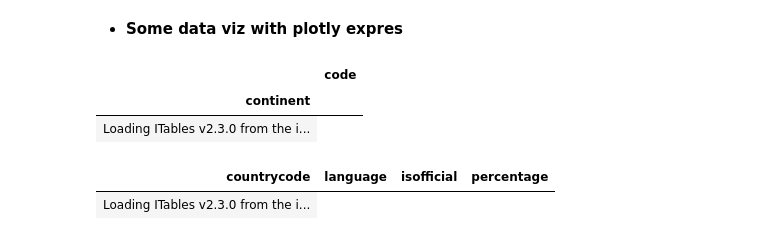
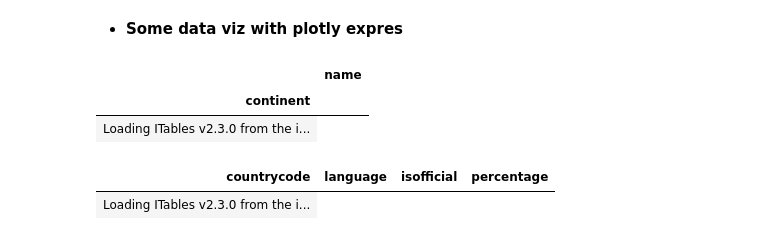
Before and after one commit to TimotheeNkwar/Database-Systems, a Jupyter notebook: Pandas and SQL/Pandas_sql.ipynb, the cells around one changed output. Cells and saved outputs as stored; diff of their text form; code cells hidden in the pictures.

```diff
--- a/Pandas and SQL/Pandas_sql.ipynb
+++ b/Pandas and SQL/Pandas_sql.ipynb
@@ -100,10 +100,10 @@ px.bar(number,
        ).show()
 # %%
 #numbers of countries per continent
-continent = country.groupby('continent').agg({'code':'count'})
+continent = country.groupby('continent').agg({'name':'count'})
 continent
 # %% [output]
-|  | code |
+|  | name |
 | continent |  |
 | Loading ITables v2.3.0 from the i... |
 # %%
```
Also changed, not shown: parts of 5 cells of this notebook.
